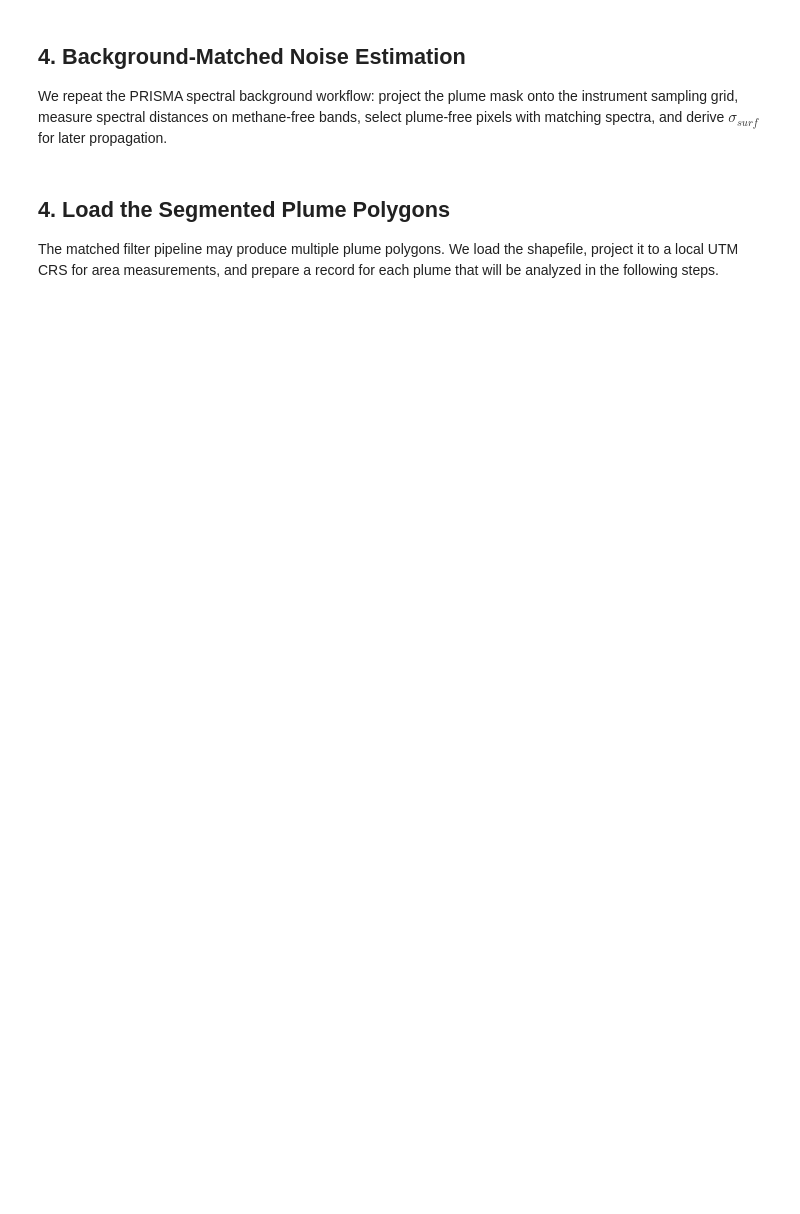
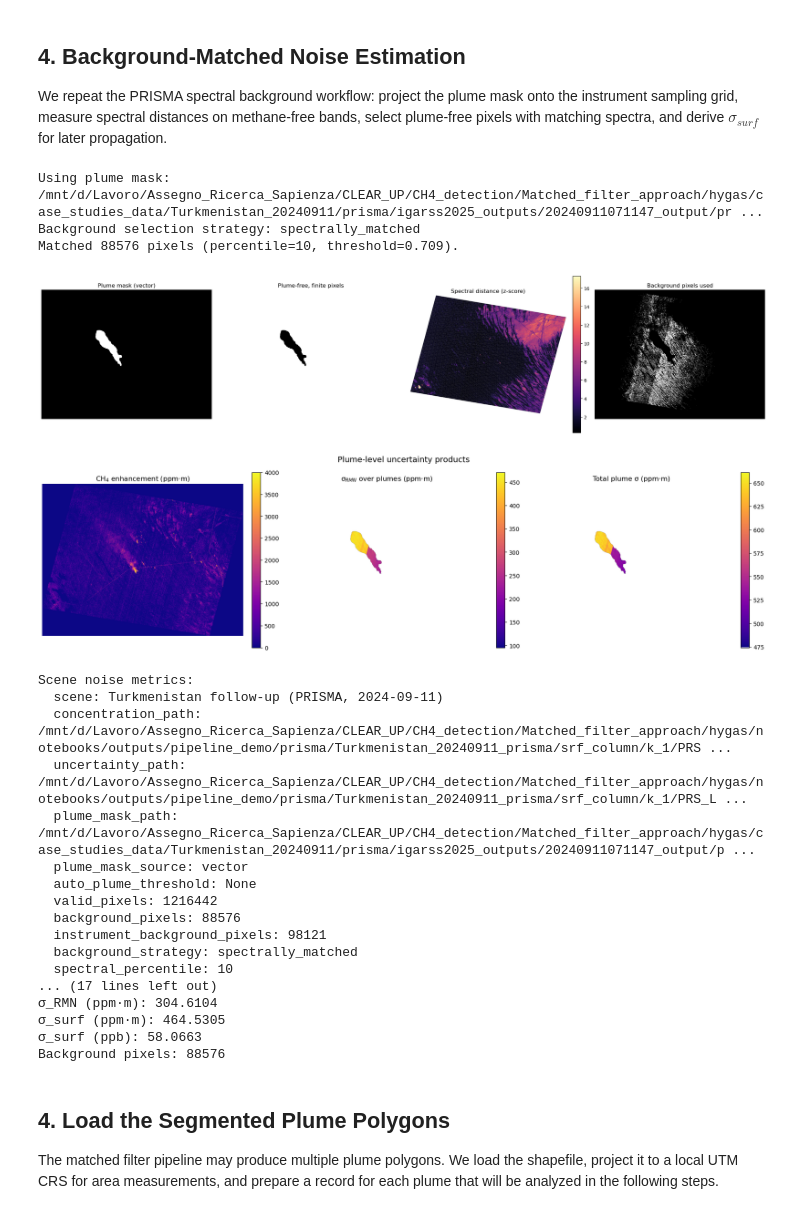
Before and after one commit to AlFe23/hygas, a Jupyter notebook: notebooks/plume_analysis_prisma_background.ipynb, the cells around one changed output. Saved outputs shown, nothing was run; the diff lists cells and outputs as text; code cells hidden in the pictures; blank space fills up the shorter version.

```diff
--- a/notebooks/plume_analysis_prisma_background.ipynb
+++ b/notebooks/plume_analysis_prisma_background.ipynb
@@ -612,7 +627,7 @@ plume_sigma_rmn_mean = float(np.nanmean(plume_sigma_rmn[plume_pixels_mask]))
 plume_sigma_total_mean = float(np.nanmean(plume_sigma_total[plume_pixels_mask]))
 
 fig, axes = plt.subplots(1, 3, figsize=(18, 5))
-im0 = axes[0].imshow(concentration, cmap='plasma', vmin=0, vmax=8000)
+im0 = axes[0].imshow(concentration, cmap='plasma', vmin=0, vmax=4000)
 axes[0].set_title('CH$_4$ enhancement (ppm·m)')
 plt.colorbar(im0, ax=axes[0], fraction=0.046, pad=0.04)
 im1 = axes[1].imshow(plume_sigma_rmn, cmap='plasma')
@@ -648,33 +663,56 @@ metrics = {
     'sigma_tot': sigma_tot,
     'sigma_rmn_sq': sigma_rmn_sq,
     'sigma_rmn_value': sigma_rmn_stat,
     'sigma_surf': sigma_surf,
     'sigma_rmn_aggregation': agg,
     'mean_plume_sigma_rmn': plume_sigma_rmn_mean,
     'mean_plume_sigma_total': plume_sigma_total_mean,
 }
 metrics_path = SUMMARY_DIR / f"{_slugify(CASE_CONFIG.get('scene_name', SELECTED_CASE))}_noise_metrics.json"
 with open(metrics_path, 'w') as f:
     json.dump(metrics, f, indent=2)
 
 print('Scene noise metrics:')
 for key, value in metrics.items():
     print(f'  {key}: {value}')
 print(f'Saved metrics to {metrics_path}')
 
 SIGMA_SURF = sigma_surf
 SIGMA_SURF_PPB = SIGMA_SURF * 0.125
 reporter.log_block(
     'Background-matched uncertainty',
     [
         f"Strategy: {strategy}",
         f"σ_tot (ppm·m): {sigma_tot:.4f}",
         f"σ_RMN (ppm·m): {sigma_rmn_stat:.4f}",
         f"σ_surf (ppm·m): {SIGMA_SURF:.4f}",
         f"σ_surf (ppb): {SIGMA_SURF_PPB:.4f}",
         f"Background pixels: {int(background_mask.sum())}"
     ]
 )
+# %% [output]
+Using plume mask: /mnt/d/Lavoro/Assegno_Ricerca_Sapienza/CLEAR_UP/CH4_detection/Matched_filter_approach/hygas/case_studies_data/Turkmenistan_20240911/prisma/igarss2025_outputs/20240911071147_output/pr ...
+Background selection strategy: spectrally_matched
+Matched 88576 pixels (percentile=10, threshold=0.709).
+[figure, added]
+[figure, added]
+Scene noise metrics:
+  scene: Turkmenistan follow-up (PRISMA, 2024-09-11)
+  concentration_path: /mnt/d/Lavoro/Assegno_Ricerca_Sapienza/CLEAR_UP/CH4_detection/Matched_filter_approach/hygas/notebooks/outputs/pipeline_demo/prisma/Turkmenistan_20240911_prisma/srf_column/k_1/PRS ...
+  uncertainty_path: /mnt/d/Lavoro/Assegno_Ricerca_Sapienza/CLEAR_UP/CH4_detection/Matched_filter_approach/hygas/notebooks/outputs/pipeline_demo/prisma/Turkmenistan_20240911_prisma/srf_column/k_1/PRS_L ...
+  plume_mask_path: /mnt/d/Lavoro/Assegno_Ricerca_Sapienza/CLEAR_UP/CH4_detection/Matched_filter_approach/hygas/case_studies_data/Turkmenistan_20240911/prisma/igarss2025_outputs/20240911071147_output/p ...
+  plume_mask_source: vector
+  auto_plume_threshold: None
+  valid_pixels: 1216442
+  background_pixels: 88576
+  instrument_background_pixels: 98121
+  background_strategy: spectrally_matched
+  spectral_percentile: 10
+... (17 lines left out)
+σ_RMN (ppm·m): 304.6104
+σ_surf (ppm·m): 464.5305
+σ_surf (ppb): 58.0663
+Background pixels: 88576
 # %% [markdown]
 ## 4. Load the Segmented Plume Polygons
 
```
Also changed, not shown: parts of 14 cells of this notebook, 4 other files.
